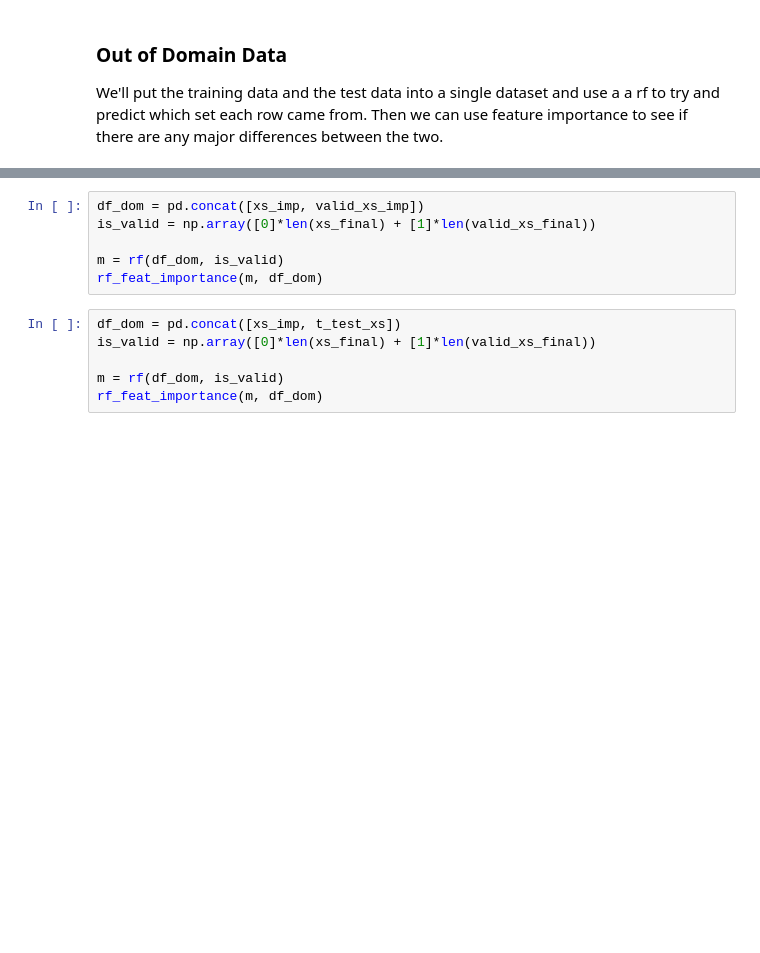
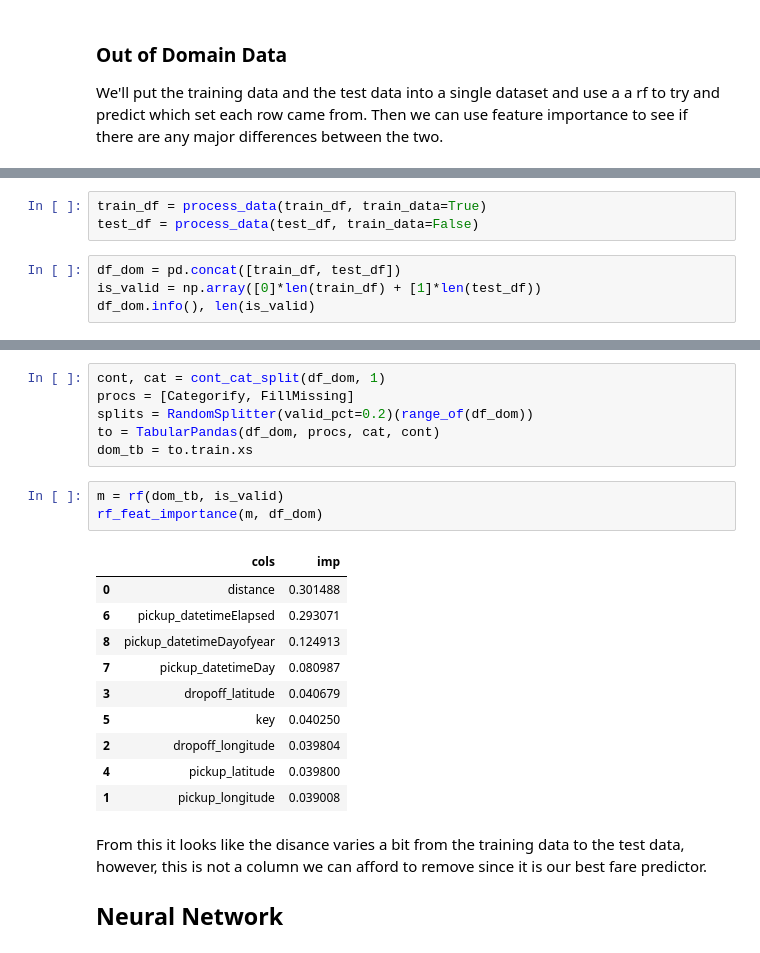
Before and after one commit to loganhartford/taxi_fare, a Jupyter notebook: taxi_fare.ipynb, the cells around one changed output, grey strips where cells are left out. Drawn from its saved outputs; the diff is of its cells as text; blank space fills up the shorter version.

```diff
--- a/taxi_fare.ipynb
+++ b/taxi_fare.ipynb
@@ -948,0 +977,7 @@ We'll put the training data and the test data into a single dataset and use a a
+# %%
+train_df = process_data(train_df, train_data=True)
+test_df = process_data(test_df, train_data=False)
+# %%
+df_dom = pd.concat([train_df, test_df])
+is_valid = np.array([0]*len(train_df) + [1]*len(test_df))
+df_dom.info(), len(is_valid)
@@ -949,12 +1002,24 @@ We'll put the training data and the test data into a single dataset and use a a
+# %%
+cont, cat = cont_cat_split(df_dom, 1)
+procs = [Categorify, FillMissing]
+splits = RandomSplitter(valid_pct=0.2)(range_of(df_dom))
+to = TabularPandas(df_dom, procs, cat, cont)
+dom_tb = to.train.xs
 # %%
-df_dom = pd.concat([xs_imp, valid_xs_imp])
-is_valid = np.array([0]*len(xs_final) + [1]*len(valid_xs_final))
-
-m = rf(df_dom, is_valid)
+m = rf(dom_tb, is_valid)
 rf_feat_importance(m, df_dom)
+# %% [output]
+|  | cols | imp |
+| 0 | distance | 0.301488 |
+| 6 | pickup_datetimeElapsed | 0.293071 |
+| 8 | pickup_datetimeDayofyear | 0.124913 |
+| 7 | pickup_datetimeDay | 0.080987 |
+| 3 | dropoff_latitude | 0.040679 |
+| 5 | key | 0.040250 |
+| 2 | dropoff_longitude | 0.039804 |
+| 4 | pickup_latitude | 0.039800 |
+| 1 | pickup_longitude | 0.039008 |
-# %%
-df_dom = pd.concat([xs_imp, t_test_xs])
-is_valid = np.array([0]*len(xs_final) + [1]*len(valid_xs_final))
-
-m = rf(df_dom, is_valid)
-rf_feat_importance(m, df_dom)
+# %% [markdown]
+From this it looks like the disance varies a bit from the training data to the test data, however, this is not a column we can afford to remove since it is our best fare predictor.
+
+## Neural Network
```
Also changed, not shown: parts of 23 cells of this notebook, 2 other files.
